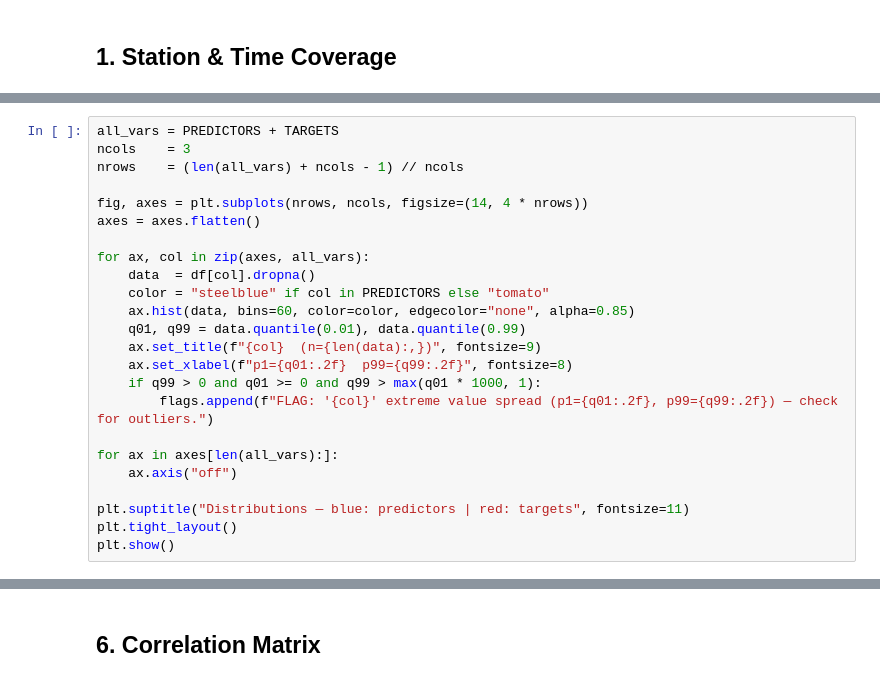
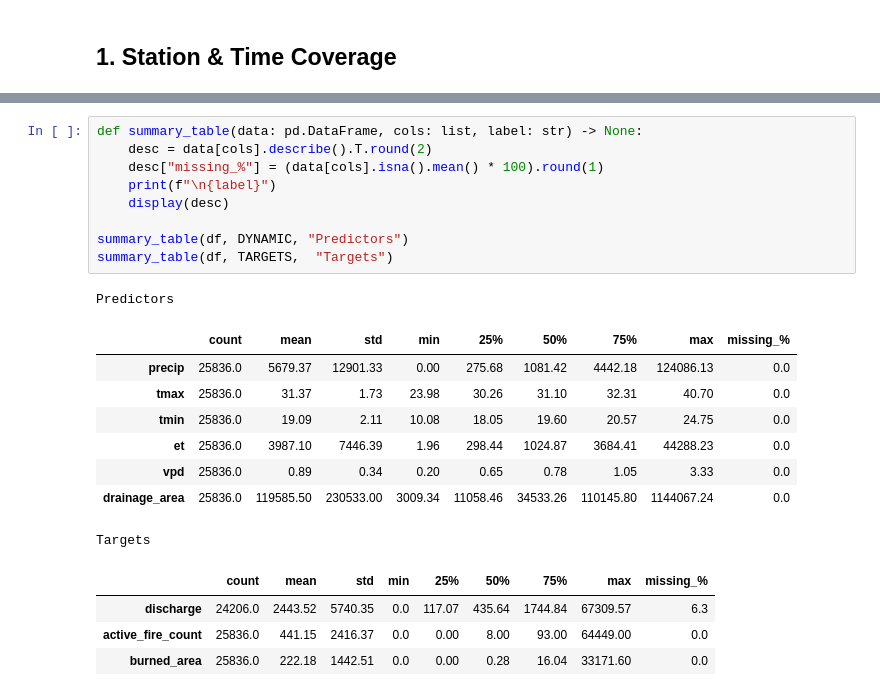
Before and after one commit to whrc/Multi-domain-time-series, a Jupyter notebook: domains/amazon_domain/00_eda.ipynb, the cells around one changed output, grey strips where cells are left out. Drawn from its saved outputs; the diff is of its cells as text.

```diff
--- a/domains/amazon_domain/00_eda.ipynb
+++ b/domains/amazon_domain/00_eda.ipynb
@@ -177,24 +139,0 @@ plt.show()
-# %%
-all_vars = PREDICTORS + TARGETS
-ncols    = 3
-nrows    = (len(all_vars) + ncols - 1) // ncols
-
-fig, axes = plt.subplots(nrows, ncols, figsize=(14, 4 * nrows))
-axes = axes.flatten()
-
-for ax, col in zip(axes, all_vars):
-    data  = df[col].dropna()
-    color = "steelblue" if col in PREDICTORS else "tomato"
-    ax.hist(data, bins=60, color=color, edgecolor="none", alpha=0.85)
-    q01, q99 = data.quantile(0.01), data.quantile(0.99)
-    ax.set_title(f"{col}  (n={len(data):,})", fontsize=9)
-    ax.set_xlabel(f"p1={q01:.2f}  p99={q99:.2f}", fontsize=8)
-    if q99 > 0 and q01 >= 0 and q99 > max(q01 * 1000, 1):
-        flags.append(f"FLAG: '{col}' extreme value spread (p1={q01:.2f}, p99={q99:.2f}) — check for outliers.")
-
-for ax in axes[len(all_vars):]:
-    ax.axis("off")
-
-plt.suptitle("Distributions — blue: predictors | red: targets", fontsize=11)
-plt.tight_layout()
-plt.show()
@@ -259,2 +140,23 @@ plt.show()
-# %% [markdown]
-## 6. Correlation Matrix
+# %%
+def summary_table(data: pd.DataFrame, cols: list, label: str) -> None:
+    desc = data[cols].describe().T.round(2)
+    desc["missing_%"] = (data[cols].isna().mean() * 100).round(1)
+    print(f"\n{label}")
+    display(desc)
+
+summary_table(df, DYNAMIC, "Predictors")
+summary_table(df, TARGETS,  "Targets")
+# %% [output]
+Predictors
+|  | count | mean | std | min | 25% | 50% | 75% | max | missing_% |
+| precip | 25836.0 | 5679.37 | 12901.33 | 0.00 | 275.68 | 1081.42 | 4442.18 | 124086.13 | 0.0 |
+| tmax | 25836.0 | 31.37 | 1.73 | 23.98 | 30.26 | 31.10 | 32.31 | 40.70 | 0.0 |
+| tmin | 25836.0 | 19.09 | 2.11 | 10.08 | 18.05 | 19.60 | 20.57 | 24.75 | 0.0 |
+| et | 25836.0 | 3987.10 | 7446.39 | 1.96 | 298.44 | 1024.87 | 3684.41 | 44288.23 | 0.0 |
+| vpd | 25836.0 | 0.89 | 0.34 | 0.20 | 0.65 | 0.78 | 1.05 | 3.33 | 0.0 |
+| drainage_area | 25836.0 | 119585.50 | 230533.00 | 3009.34 | 11058.46 | 34533.26 | 110145.80 | 1144067.24 | 0.0 |
+Targets
+|  | count | mean | std | min | 25% | 50% | 75% | max | missing_% |
+| discharge | 24206.0 | 2443.52 | 5740.35 | 0.0 | 117.07 | 435.64 | 1744.84 | 67309.57 | 6.3 |
+| active_fire_count | 25836.0 | 441.15 | 2416.37 | 0.0 | 0.00 | 8.00 | 93.00 | 64449.00 | 0.0 |
+| burned_area | 25836.0 | 222.18 | 1442.51 | 0.0 | 0.00 | 0.28 | 16.04 | 33171.60 | 0.0 |
```
Also changed, not shown: parts of 26 cells of this notebook, 2 other files.
